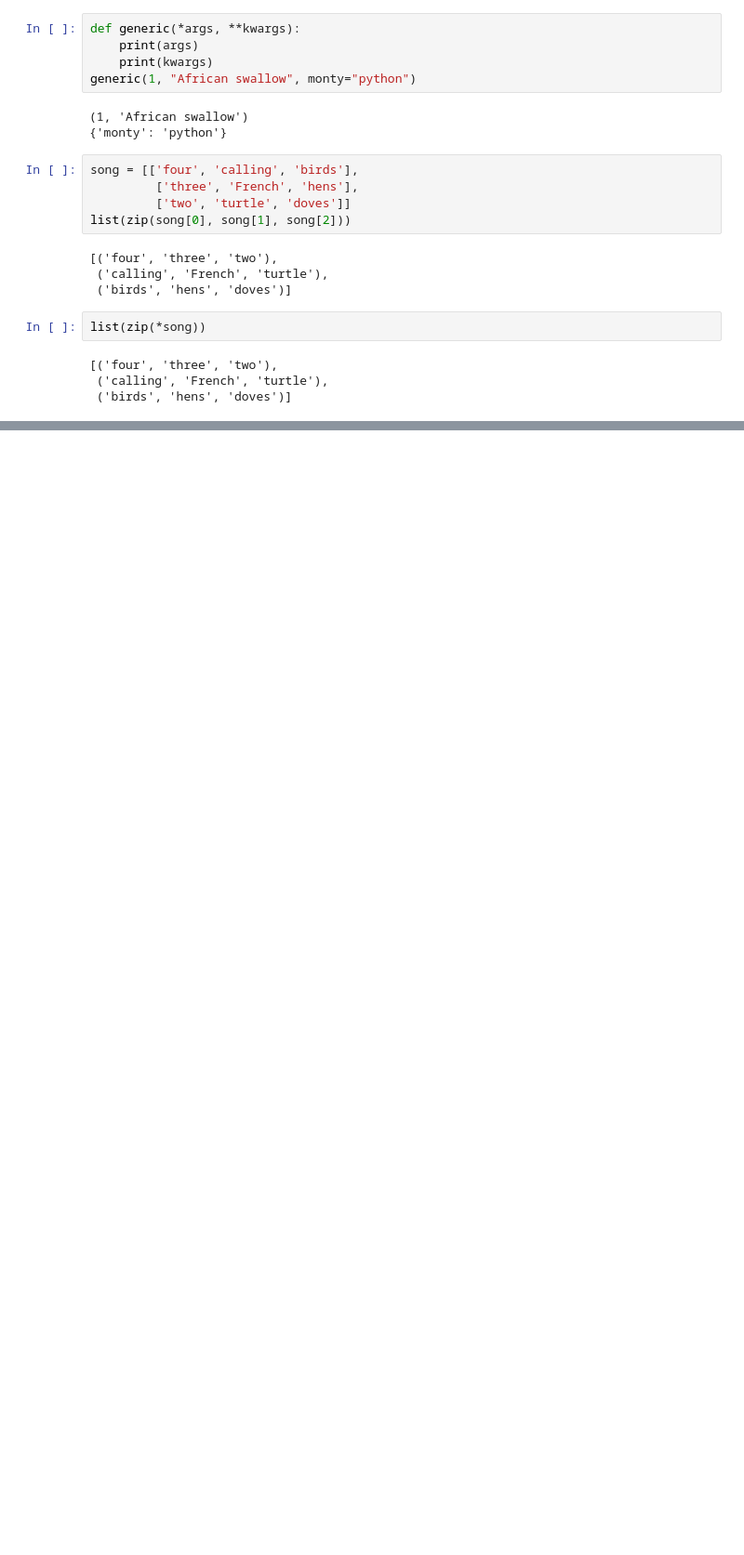
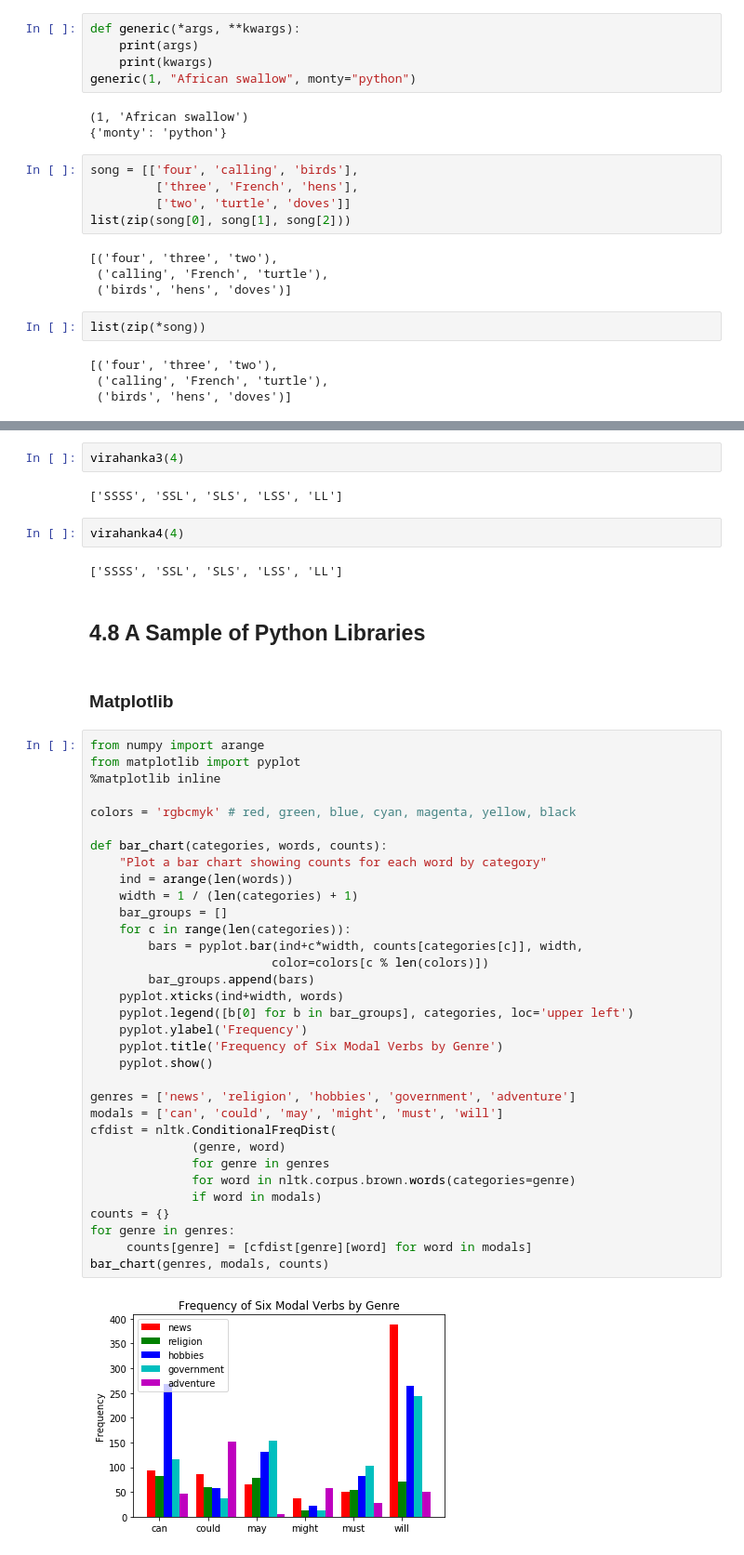
Before and after one commit to irhspur/nltk-book-examples, a Jupyter notebook: 4-Writing-Structured-Programs.ipynb, the cells around one changed output, grey strips where cells are left out. Shown: that part at 93% size. Saved outputs shown, nothing was run; the diff lists cells and outputs as text; blank space fills up the shorter version.

```diff
--- a/4-Writing-Structured-Programs.ipynb
+++ b/4-Writing-Structured-Programs.ipynb
@@ -669,0 +911,47 @@ list(zip(*song))
+# %%
+virahanka3(4)
+# %% [output]
+['SSSS', 'SSL', 'SLS', 'LSS', 'LL']
+# %%
+virahanka4(4)
+# %% [output]
+['SSSS', 'SSL', 'SLS', 'LSS', 'LL']
+# %% [markdown]
+## 4.8   A Sample of Python Libraries
+# %% [markdown]
+### Matplotlib
+# %%
+from numpy import arange
+from matplotlib import pyplot
+%matplotlib inline
+
+colors = 'rgbcmyk' # red, green, blue, cyan, magenta, yellow, black
+
+def bar_chart(categories, words, counts):
+    "Plot a bar chart showing counts for each word by category"
+    ind = arange(len(words))
+    width = 1 / (len(categories) + 1)
+    bar_groups = []
+    for c in range(len(categories)):
+        bars = pyplot.bar(ind+c*width, counts[categories[c]], width,
+                         color=colors[c % len(colors)])
+        bar_groups.append(bars)
+    pyplot.xticks(ind+width, words)
+    pyplot.legend([b[0] for b in bar_groups], categories, loc='upper left')
+    pyplot.ylabel('Frequency')
+    pyplot.title('Frequency of Six Modal Verbs by Genre')
+    pyplot.show()
+
+genres = ['news', 'religion', 'hobbies', 'government', 'adventure']
+modals = ['can', 'could', 'may', 'might', 'must', 'will']
+cfdist = nltk.ConditionalFreqDist(
+              (genre, word)
+              for genre in genres
+              for word in nltk.corpus.brown.words(categories=genre)
+              if word in modals)
+counts = {}
+for genre in genres:
+     counts[genre] = [cfdist[genre][word] for word in modals]
+bar_chart(genres, modals, counts)
+# %% [output]
+[figure, added]
```
Also changed, not shown: parts of 40 cells of this notebook.
